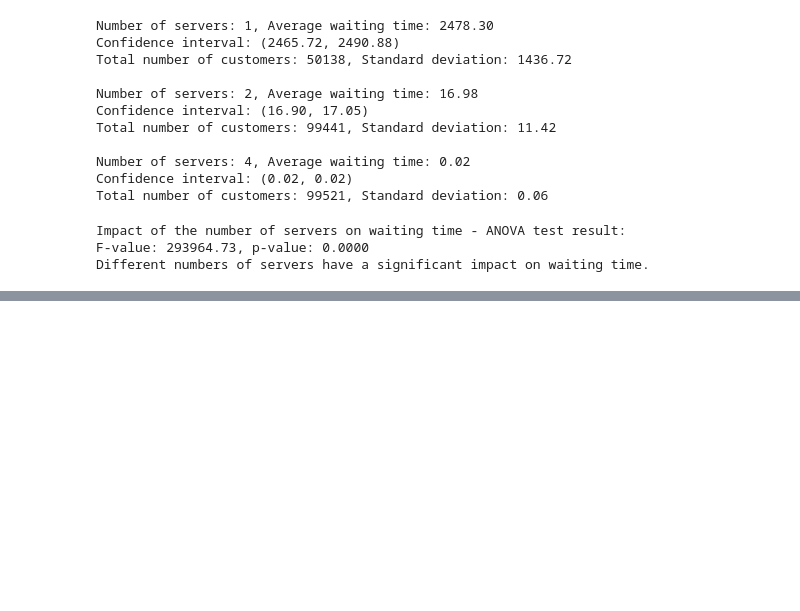
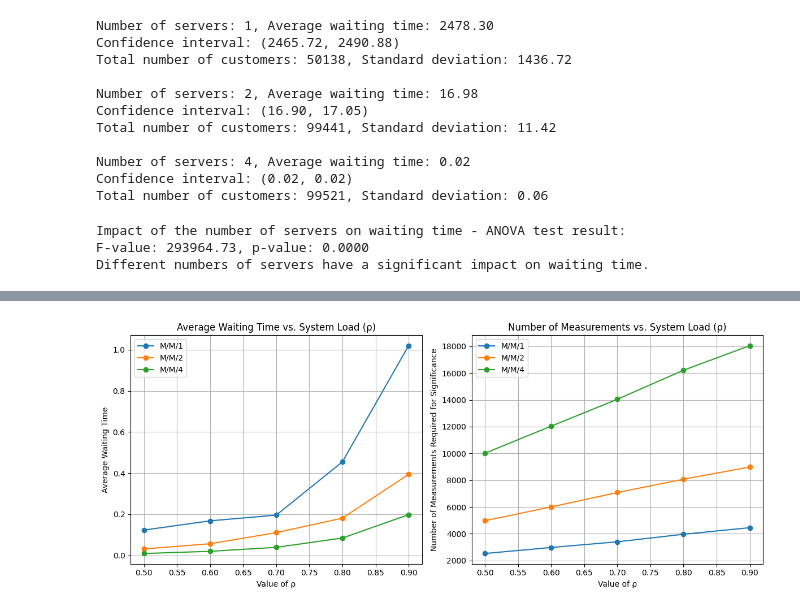
Before and after one commit to jazminli/DES-Simulation-Assignment2, a Jupyter notebook: DES.ipynb, the cells around one changed output, grey strips where cells are left out. Cells and saved outputs as stored; diff of their text form; code cells hidden in the pictures; blank space fills up the shorter version.

```diff
--- a/DES.ipynb
+++ b/DES.ipynb
@@ -140,0 +97,52 @@ plt.show()
+# %%
+mu = 10       # Service rate
+servers = [1, 2, 4]  # Number of servers
+rho_values = [0.5, 0.6, 0.7, 0.8, 0.9]  # Different values of ρ
+simulation_time = 10000  # Simulation time for each run
+increment = 500  # Data point increment
+
+significant_measurements = {n: [] for n in servers}
+average_wait_times = {n: [] for n in servers}
+
+for n in servers:
+    for rho in rho_values:
+        lambda_ = rho * n * mu
+        # Determine data points needed for significance
+        measurements_needed = None
+        for sim_time in range(increment, simulation_time + increment, increment):
+            wait_times = []
+            random.seed(42)
+            env = simpy.Environment()
+            env.process(setup(env, n, lambda_, mu, wait_times))
+            env.run(until=sim_time)
+            if len(wait_times) > 1 and stats.ttest_1samp(wait_times, 0).pvalue < 0.05:
+                measurements_needed = len(wait_times)
+                break
+        significant_measurements[n].append(measurements_needed)
+        # Calculate average waiting time
+        average_wait = statistics.mean(wait_times)
+        average_wait_times[n].append(average_wait)
+
+plt.figure(figsize=(12, 5))
+plt.subplot(1, 2, 2)
+for n in servers:
+    plt.plot(rho_values, significant_measurements[n], label=f'M/M/{n}', marker='o')
+plt.xlabel('Value of ρ')
+plt.ylabel('Number of Measurements Required for Significance')
+plt.title('Number of Measurements vs. System Load (ρ)')
+plt.grid(True)
+plt.legend()
+
+plt.subplot(1, 2, 1)
+for n in servers:
+    plt.plot(rho_values, average_wait_times[n], label=f'M/M/{n}', marker='o')
+plt.xlabel('Value of ρ')
+plt.ylabel('Average Waiting Time')
+plt.title('Average Waiting Time vs. System Load (ρ)')
+plt.grid(True)
+plt.legend()
+
+plt.tight_layout()
+plt.show()
+# %% [output]
+[figure, added]
```
Also changed, not shown: parts of 2 cells of this notebook.
